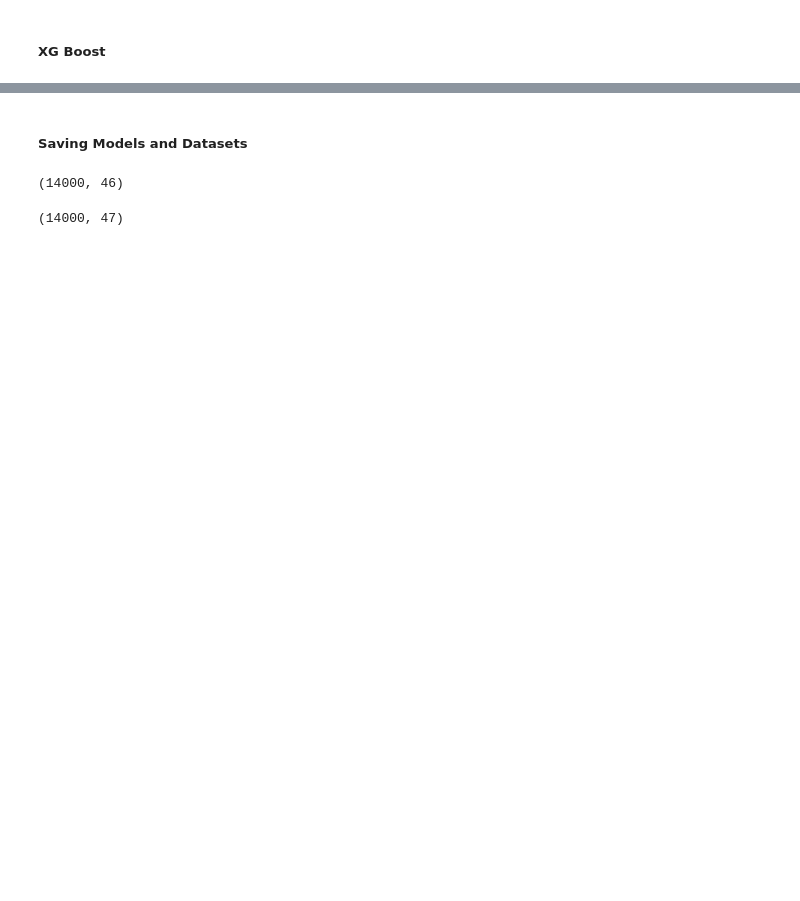
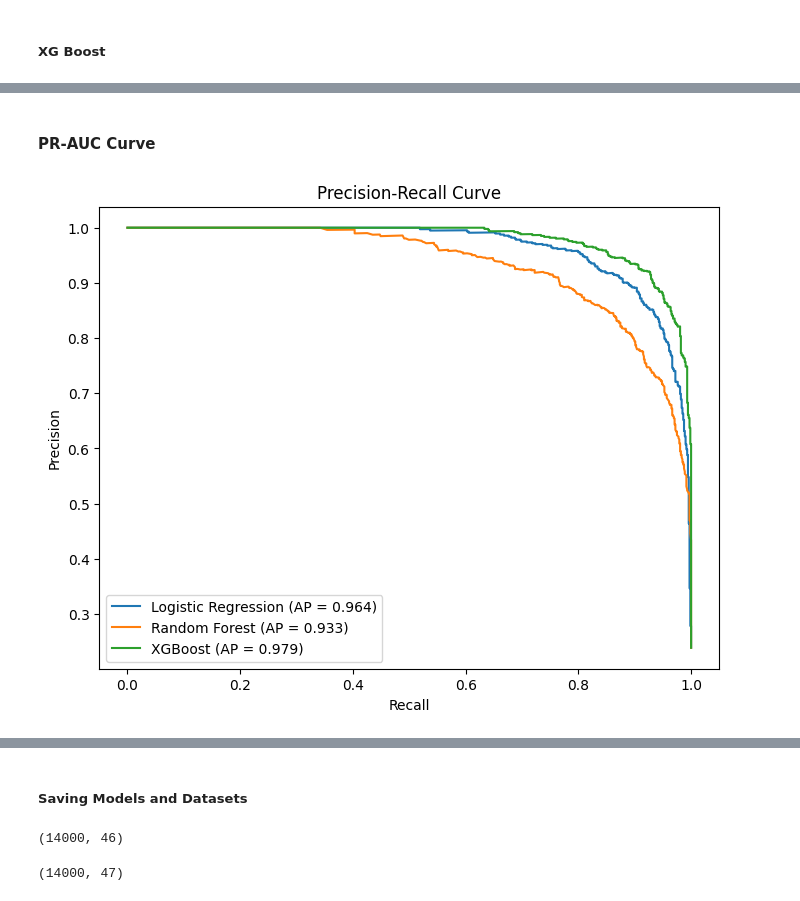
Before and after one commit to GauriR011/Financial-Risk-for-Loan-Approval, a Jupyter notebook: code copy.ipynb, the cells around one changed output, grey strips where cells are left out. Saved outputs shown, nothing was run; the diff lists cells and outputs as text; code cells hidden in the pictures; blank space fills up the shorter version.

```diff
--- a/code copy.ipynb
+++ b/code copy.ipynb
@@ -1212,0 +1480,30 @@ Confusion Matrix
+# %% [markdown]
+#### PR-AUC Curve
+# %%
+from sklearn.metrics import precision_recall_curve, average_precision_score
+
+# Compute Precision-Recall curves
+lr_precision, lr_recall, _ = precision_recall_curve(y_test, lr_probs)
+rf_precision, rf_recall, _ = precision_recall_curve(y_test, rf_probs)
+xgb_precision, xgb_recall, _ = precision_recall_curve(y_test, xgb_probs)
+
+# Compute Average Precision (PR-AUC)
+lr_ap = average_precision_score(y_test, lr_probs)
+rf_ap = average_precision_score(y_test, rf_probs)
+xgb_ap = average_precision_score(y_test, xgb_probs)
+
+# Plot
+plt.figure(figsize=(8,6))
+
+plt.plot(lr_recall, lr_precision, label=f'Logistic Regression (AP = {lr_ap:.3f})')
+plt.plot(rf_recall, rf_precision, label=f'Random Forest (AP = {rf_ap:.3f})')
+plt.plot(xgb_recall, xgb_precision, label=f'XGBoost (AP = {xgb_ap:.3f})')
+
+plt.xlabel('Recall')
+plt.ylabel('Precision')
+plt.title('Precision-Recall Curve')
+plt.legend(loc='lower left')
+
+plt.show()
+# %% [output]
+[figure, added]
```
Also changed, not shown: parts of 35 cells of this notebook, 1 other file.
